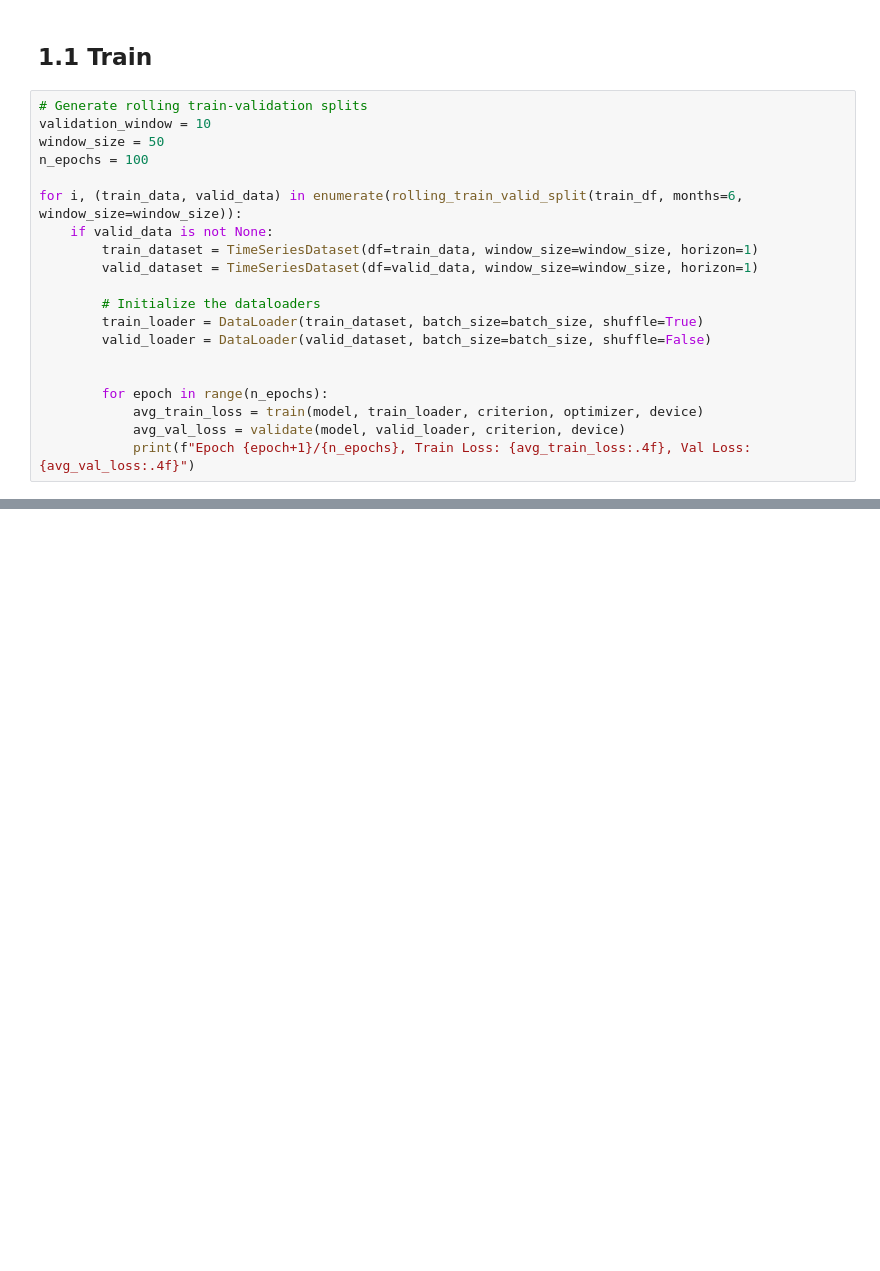
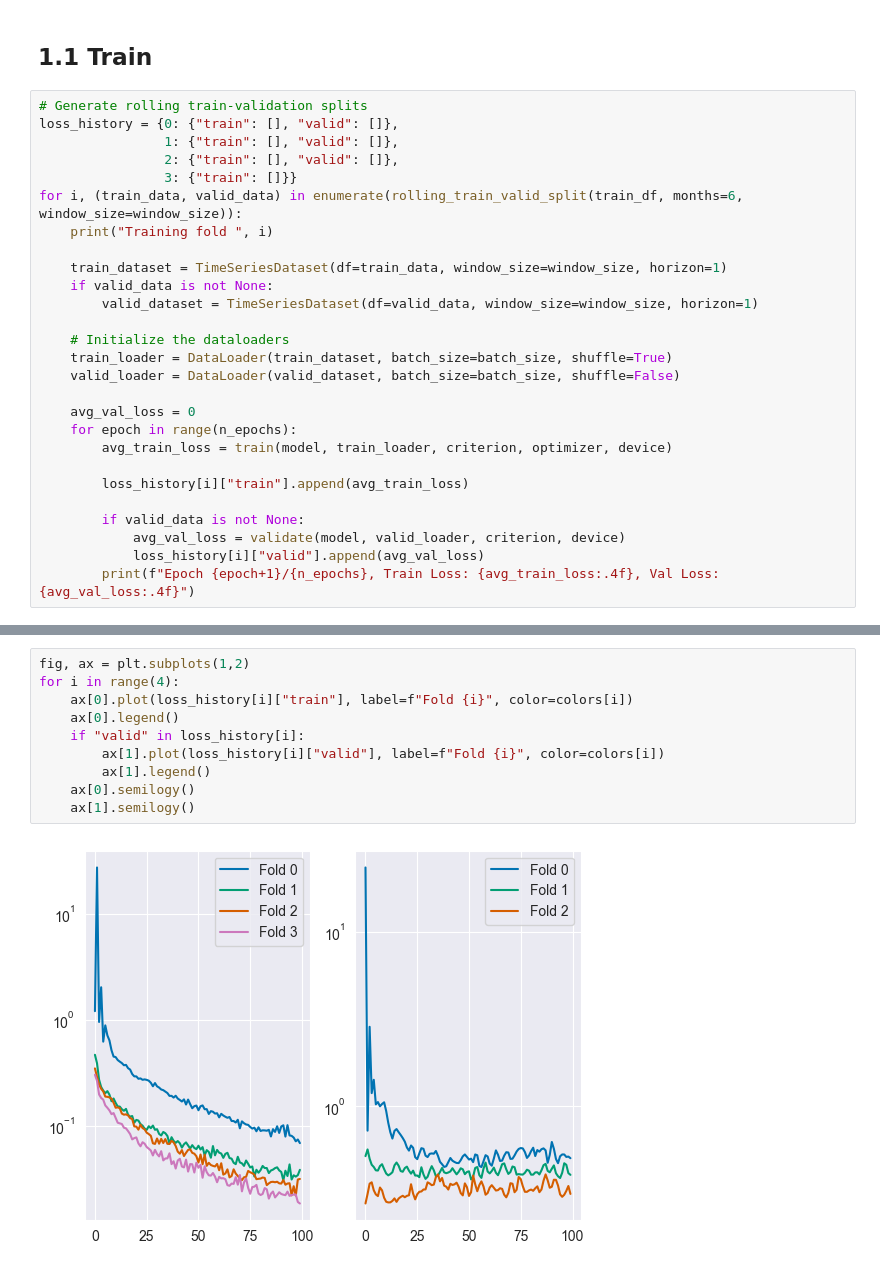
Before and after one commit to Jookare/ADAML-project2, a Jupyter notebook: Train/training.ipynb, the cells around one changed output, grey strips where cells are left out. Cells and saved outputs as stored; diff of their text form; blank space fills up the shorter version.

Commit message:
update training codes

```diff
--- a/Train/training.ipynb
+++ b/Train/training.ipynb
@@ -79,22 +86,29 @@ optimizer = optim.Adam(model.parameters(), lr)
 ## 1.1 Train
 # %%
 # Generate rolling train-validation splits
-validation_window = 10
-window_size = 50
-n_epochs = 100
+loss_history = {0: {"train": [], "valid": []},
+                1: {"train": [], "valid": []},
+                2: {"train": [], "valid": []},
+                3: {"train": []}}
+for i, (train_data, valid_data) in enumerate(rolling_train_valid_split(train_df, months=6, window_size=window_size)):
+    print("Training fold ", i)
 
-for i, (train_data, valid_data) in enumerate(rolling_train_valid_split(train_df, months=6, window_size=window_size)):
+    train_dataset = TimeSeriesDataset(df=train_data, window_size=window_size, horizon=1)
     if valid_data is not None:
-        train_dataset = TimeSeriesDataset(df=train_data, window_size=window_size, horizon=1)
         valid_dataset = TimeSeriesDataset(df=valid_data, window_size=window_size, horizon=1)
 
-        # Initialize the dataloaders
-        train_loader = DataLoader(train_dataset, batch_size=batch_size, shuffle=True)
-        valid_loader = DataLoader(valid_dataset, batch_size=batch_size, shuffle=False)
+    # Initialize the dataloaders
+    train_loader = DataLoader(train_dataset, batch_size=batch_size, shuffle=True)
+    valid_loader = DataLoader(valid_dataset, batch_size=batch_size, shuffle=False)
 
+    avg_val_loss = 0
+    for epoch in range(n_epochs):
+        avg_train_loss = train(model, train_loader, criterion, optimizer, device)
 
-        for epoch in range(n_epochs):
-            avg_train_loss = train(model, train_loader, criterion, optimizer, device)
+        loss_history[i]["train"].append(avg_train_loss)
+
+        if valid_data is not None:
             avg_val_loss = validate(model, valid_loader, criterion, device)
-            print(f"Epoch {epoch+1}/{n_epochs}, Train Loss: {avg_train_loss:.4f}, Val Loss: {avg_val_loss:.4f}")
+            loss_history[i]["valid"].append(avg_val_loss)
+        print(f"Epoch {epoch+1}/{n_epochs}, Train Loss: {avg_train_loss:.4f}, Val Loss: {avg_val_loss:.4f}")
 # %% [output]
@@ -118,0 +132,12 @@ KeyboardInterrupt:
+# %%
+fig, ax = plt.subplots(1,2)
+for i in range(4):
+    ax[0].plot(loss_history[i]["train"], label=f"Fold {i}", color=colors[i])
+    ax[0].legend()
+    if "valid" in loss_history[i]:
+        ax[1].plot(loss_history[i]["valid"], label=f"Fold {i}", color=colors[i])
+        ax[1].legend()
+    ax[0].semilogy()
+    ax[1].semilogy()
+# %% [output]
+[figure, added]
```
Also changed, not shown: parts of 8 cells of this notebook, 3 other files.
